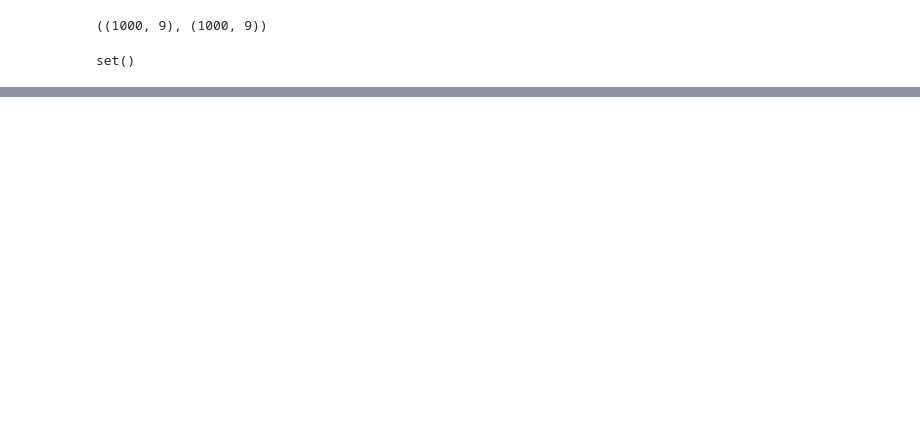
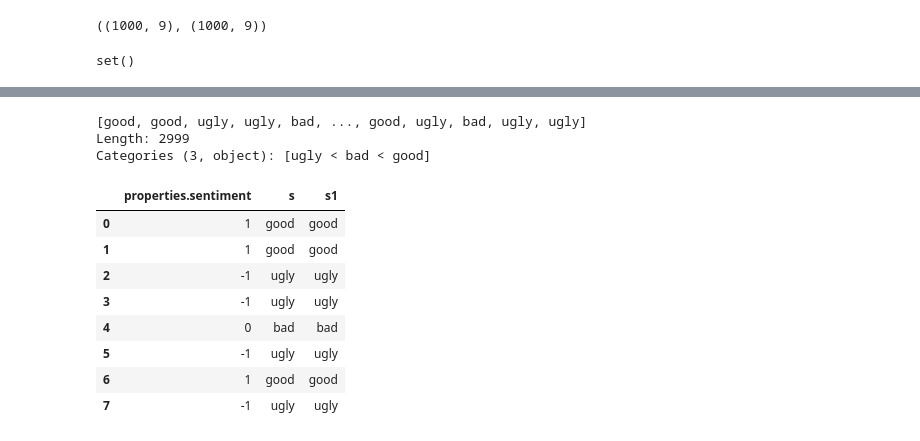
Before and after one commit to eepgwde/blkswn, a Jupyter notebook: blkswn.ipynb, the cells around one changed output, grey strips where cells are left out. Drawn from its saved outputs; the diff is of its cells as text; code cells hidden in the pictures; blank space fills up the shorter version.

```diff
--- a/blkswn.ipynb
+++ b/blkswn.ipynb
@@ -195,0 +279,7 @@ Name: 0, dtype: object
+# %%
+s1 = pd.Categorical(zdf['s'], categories=["ugly", "bad", "good"], ordered=True)
+s1
+# %% [output]
+[good, good, ugly, ugly, bad, ..., good, ugly, bad, ugly, ugly]
+Length: 2999
+Categories (3, object): [ugly < bad < good]
@@ -195,0 +288,12 @@ Name: 0, dtype: object
+# %%
+zdf[['properties.sentiment', 's', 's1']].head(8)
+# %% [output]
+|  | properties.sentiment | s | s1 |
+| 0 | 1 | good | good |
+| 1 | 1 | good | good |
+| 2 | -1 | ugly | ugly |
+| 3 | -1 | ugly | ugly |
+| 4 | 0 | bad | bad |
+| 5 | -1 | ugly | ugly |
+| 6 | 1 | good | good |
+| 7 | -1 | ugly | ugly |
```
Also changed, not shown: parts of 40 cells of this notebook, 1 other file.
